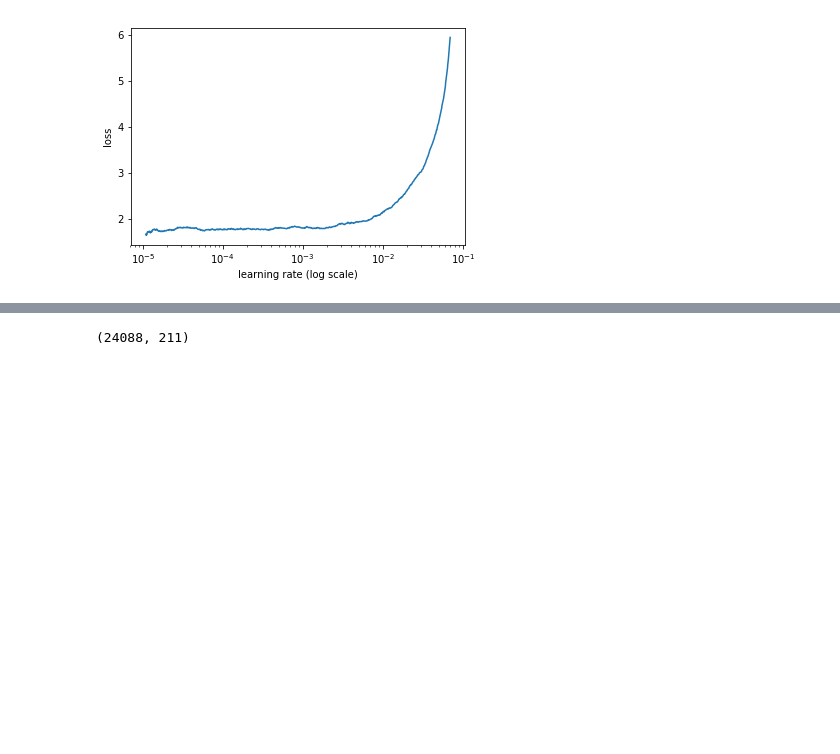
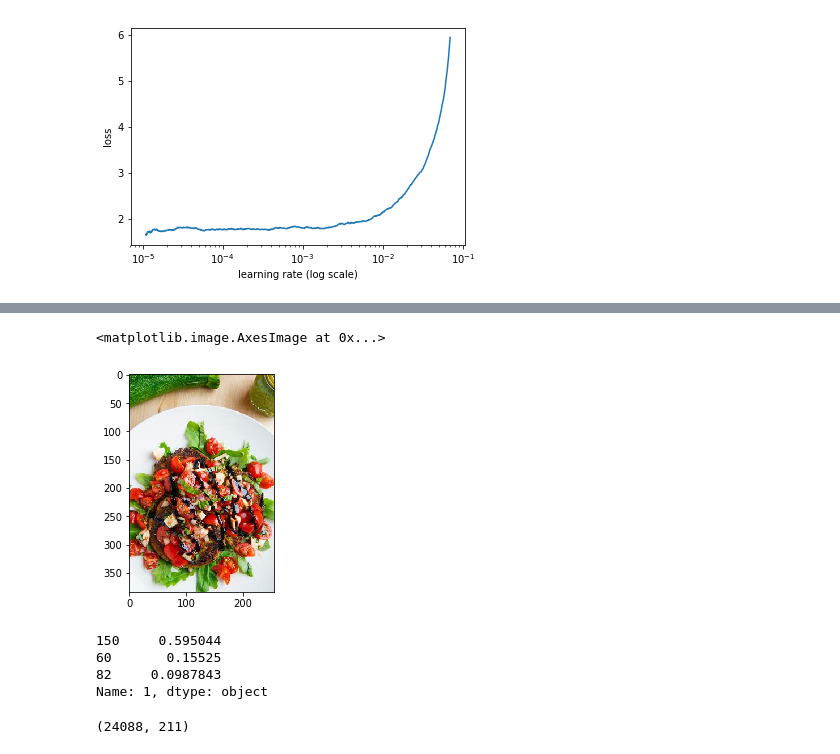
Before and after one commit to TheShadow29/Ifood-challenge-2018, a Jupyter notebook: pyt_code/Accuracy_78.ipynb, the cells around one changed output, grey strips where cells are left out. Cells and saved outputs as stored; diff of their text form; code cells hidden in the pictures; blank space fills up the shorter version.

```diff
--- a/pyt_code/Accuracy_78.ipynb
+++ b/pyt_code/Accuracy_78.ipynb
@@ -327,0 +373,20 @@ epoch      trn_loss   val_loss   accuracy   accuracytop3
+# %%
+img_test = PIL.Image.open(f'{PATH}test_set/test_002371.jpg')
+plt.imshow(img_test)
+# %% [output]
+<matplotlib.image.AxesImage at 0x...>
+[figure, added]
+# %%
+r1 = sub_ds.iloc[1]
+r11 = np.array(r1[1:])
+r12 = -r11
+r2 = np.argsort(r12)
+r3 = np.array(data.classes)[r2]
+r3
+r3[:3]
+r1[r3[:3]]
+# %% [output]
+150     0.595044
+60       0.15525
+82     0.0987843
+Name: 1, dtype: object
```
Also changed, not shown: parts of 13 cells of this notebook, 1 other file.
